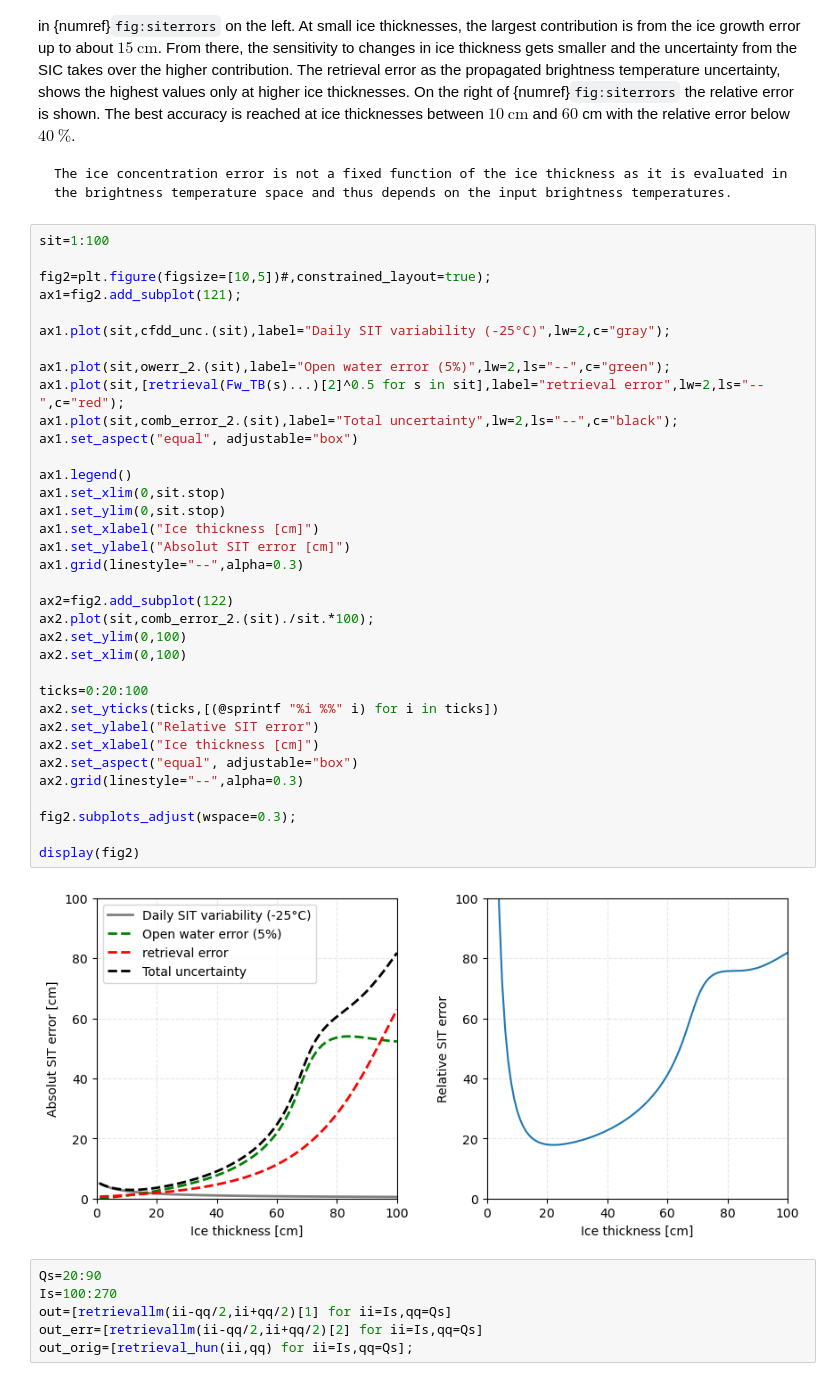
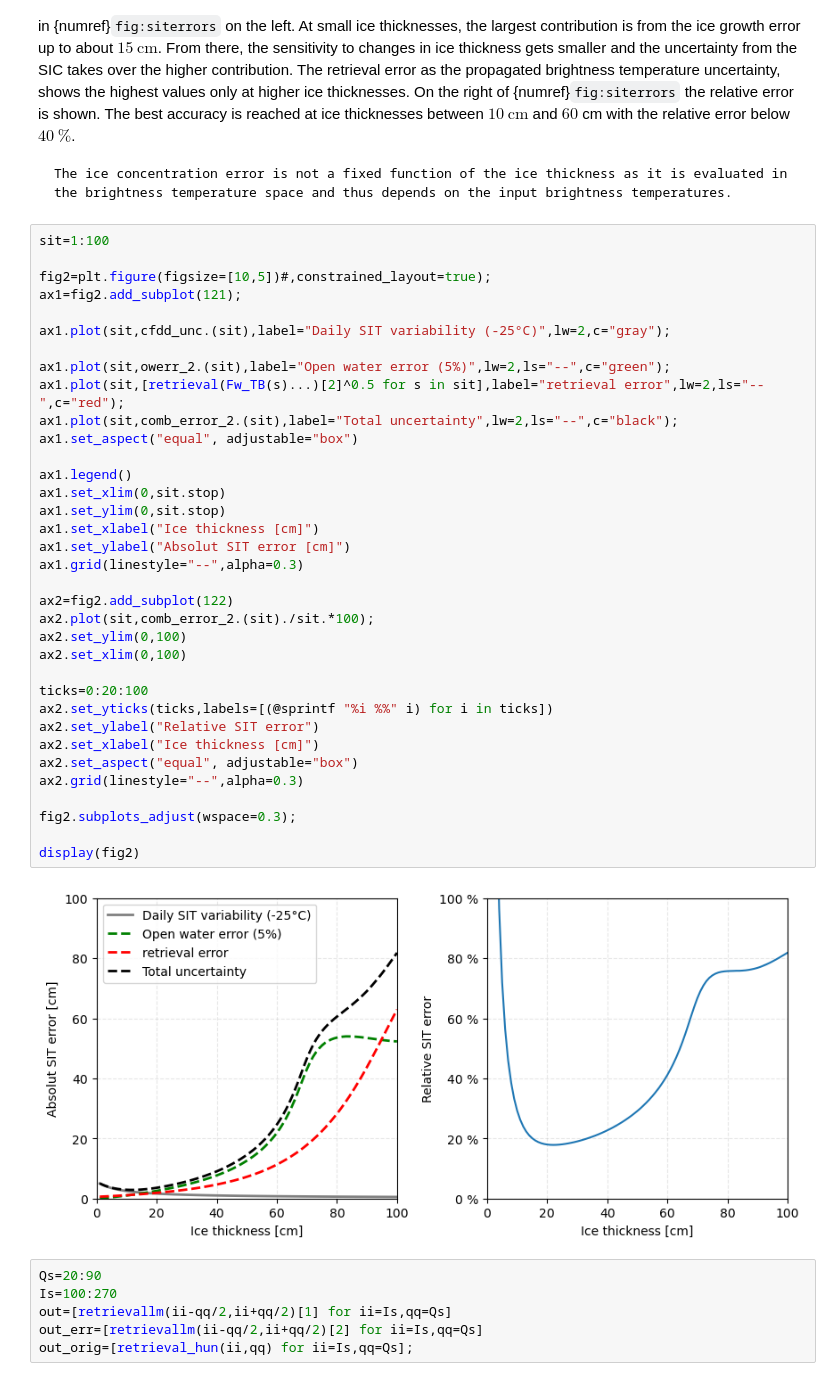
Before and after one commit to CIMR-Algos/SeaIceThickness_ATBD, a Jupyter notebook: book/_build/jupyter_execute/CIMR_SIT_retrieval_ATBD.ipynb, the cells around one changed output. Drawn from its saved outputs; the diff is of its cells as text.

```diff
--- a/book/_build/jupyter_execute/CIMR_SIT_retrieval_ATBD.ipynb
+++ b/book/_build/jupyter_execute/CIMR_SIT_retrieval_ATBD.ipynb
@@ -337,35 +337,35 @@ ax1=fig2.add_subplot(121);
 
 ax1.plot(sit,cfdd_unc.(sit),label="Daily SIT variability (-25°C)",lw=2,c="gray");
 
 ax1.plot(sit,owerr_2.(sit),label="Open water error (5%)",lw=2,ls="--",c="green");
 ax1.plot(sit,[retrieval(Fw_TB(s)...)[2]^0.5 for s in sit],label="retrieval error",lw=2,ls="--",c="red");
 ax1.plot(sit,comb_error_2.(sit),label="Total uncertainty",lw=2,ls="--",c="black");
 ax1.set_aspect("equal", adjustable="box")
 
 ax1.legend()
 ax1.set_xlim(0,sit.stop)
 ax1.set_ylim(0,sit.stop)
 ax1.set_xlabel("Ice thickness [cm]")
 ax1.set_ylabel("Absolut SIT error [cm]")
 ax1.grid(linestyle="--",alpha=0.3)
 
 ax2=fig2.add_subplot(122)
 ax2.plot(sit,comb_error_2.(sit)./sit.*100);
 ax2.set_ylim(0,100)
 ax2.set_xlim(0,100)
 
 ticks=0:20:100
-ax2.set_yticks(ticks,[(@sprintf "%i %%" i) for i in ticks])
+ax2.set_yticks(ticks,labels=[(@sprintf "%i %%" i) for i in ticks])
 ax2.set_ylabel("Relative SIT error")
 ax2.set_xlabel("Ice thickness [cm]")
 ax2.set_aspect("equal", adjustable="box")
 ax2.grid(linestyle="--",alpha=0.3)
 
 fig2.subplots_adjust(wspace=0.3);
 
 display(fig2)
 # %% [output]
-[figure, old version]
+[figure, new version]
 # %%
 Qs=20:90
 Is=100:270
```
Also changed, not shown: parts of 1 cell of this notebook, 13 other files.
